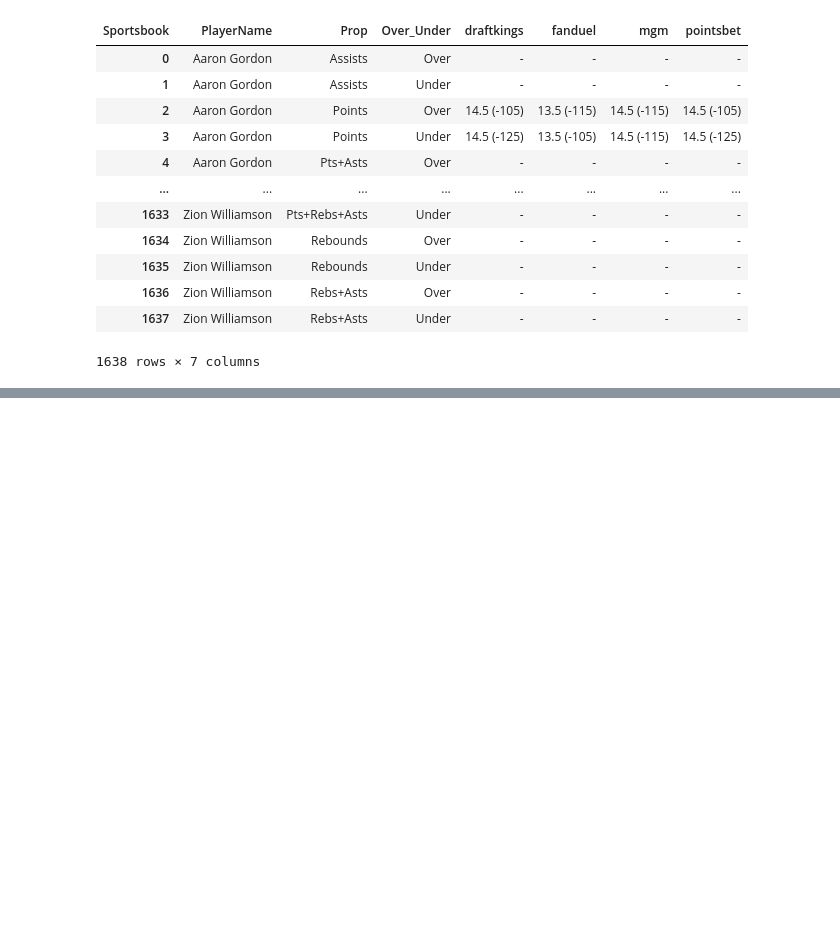
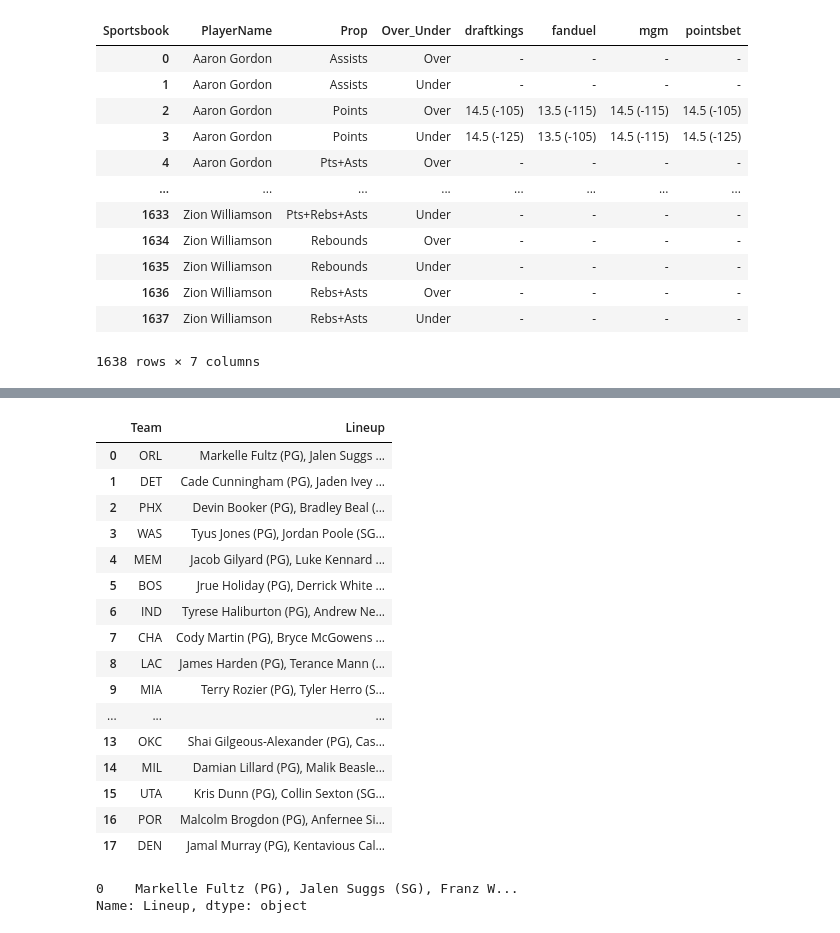
Before and after one commit to DhirenShivdasani/NBA-player-prop-analysis, a Jupyter notebook: Untitled.ipynb, the cells around one changed output, grey strips where cells are left out. Saved outputs shown, nothing was run; the diff lists cells and outputs as text; code cells hidden in the pictures; blank space fills up the shorter version.

Commit message:
lineups

```diff
--- a/Untitled.ipynb
+++ b/Untitled.ipynb
@@ -1061,0 +1009,15 @@ df
+# %%
+team_lineups = {}
+for h2 in soup.find_all('h2'):
+    team_name = h2.get_text()  # Get the team name
+    # The projected lineup is in the next <p> tag after <h2>
+    lineup_p = h2.find_next_sibling('p')
+    if lineup_p:
+        # Extracting the text and cleaning it up a bit
+        lineup_text = lineup_p.get_text().replace('Projected Lineup: ', '')
+        # Storing the lineup in the dictionary
+        team_lineups[team_name] = lineup_text
+
+# Print the extracted lineups
+for team, lineup in team_lineups.items():
+    print(f"{team}: {lineup}")
@@ -1061,0 +1087,47 @@ df
+# %%
+processed_lineups = []
+
+for team, players in team_lineups.items():
+    # Get the team abbreviation
+    abbreviation = team_abbreviations.get(team, "UNK")  # UNK as fallback if team is not found
+    # Assign positions to each player
+    players = players.replace('Confirmed Lineup: ', '').split(', ')
+
+    # Assign positions to each player
+    formatted_lineup = ", ".join([f"{player} ({positions[i]})" for i, player in enumerate(players)])
+
+    lineup_entry = {
+        "Team": abbreviation,
+        "Lineup": ", ".join([f"{player} ({positions[i]})" for i, player in enumerate(players)])
+    }
+
+    # Append the processed lineup to the list
+    processed_lineups.append(lineup_entry)
+
+# Convert to DataFrame
+df_lineups = pd.DataFrame(processed_lineups)
+
+df_lineups
+# %% [output]
+|  | Team | Lineup |
+| 0 | ORL | Markelle Fultz (PG), Jalen Suggs ... |
+| 1 | DET | Cade Cunningham (PG), Jaden Ivey ... |
+| 2 | PHX | Devin Booker (PG), Bradley Beal (... |
+| 3 | WAS | Tyus Jones (PG), Jordan Poole (SG... |
+| 4 | MEM | Jacob Gilyard (PG), Luke Kennard ... |
+| 5 | BOS | Jrue Holiday (PG), Derrick White ... |
+| 6 | IND | Tyrese Haliburton (PG), Andrew Ne... |
+| 7 | CHA | Cody Martin (PG), Bryce McGowens ... |
+| 8 | LAC | James Harden (PG), Terance Mann (... |
+| 9 | MIA | Terry Rozier (PG), Tyler Herro (S... |
+| ... | ... | ... |
+| 13 | OKC | Shai Gilgeous-Alexander (PG), Cas... |
+| 14 | MIL | Damian Lillard (PG), Malik Beasle... |
+| 15 | UTA | Kris Dunn (PG), Collin Sexton (SG... |
+| 16 | POR | Malcolm Brogdon (PG), Anfernee Si... |
+| 17 | DEN | Jamal Murray (PG), Kentavious Cal... |
+# %%
+df_lineups[df_lineups['Team'] == 'ORL']['Lineup']
+# %% [output]
+0    Markelle Fultz (PG), Jalen Suggs (SG), Franz W...
+Name: Lineup, dtype: object
```
Also changed, not shown: parts of 7 cells of this notebook, 5 other files.
